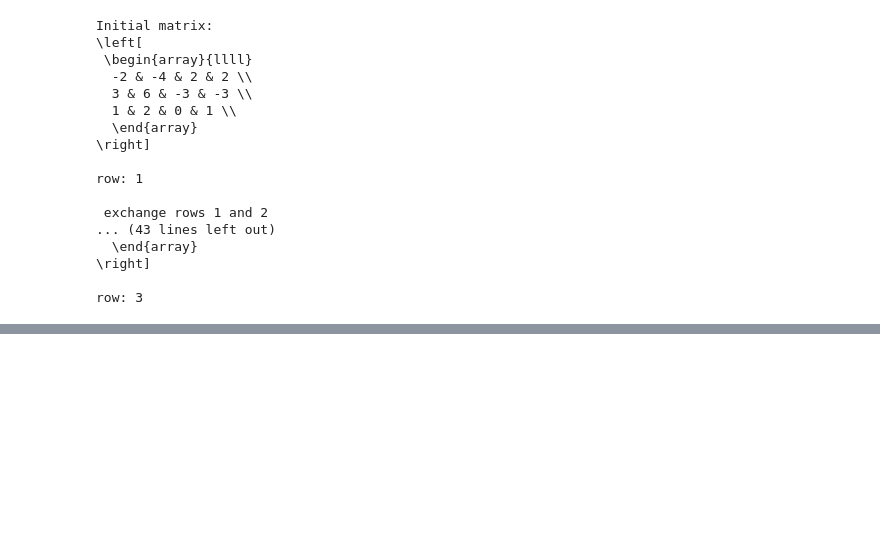
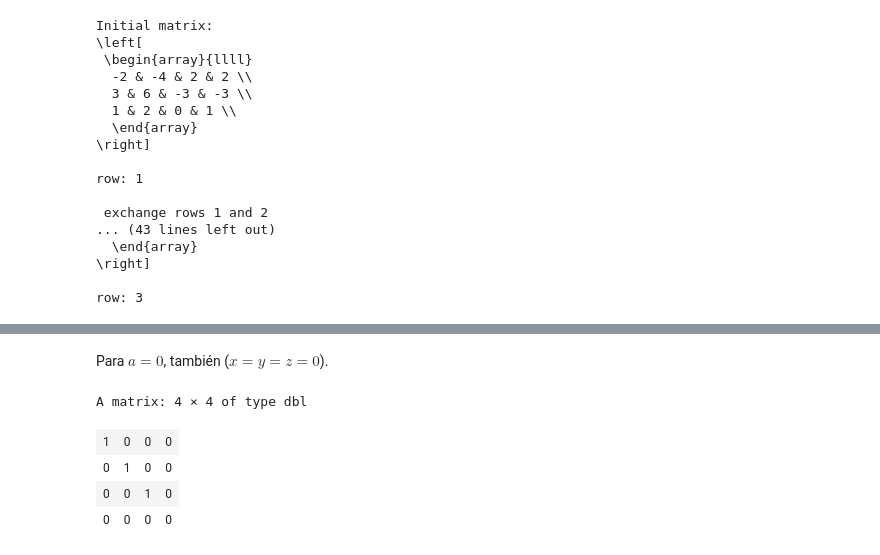
Before and after one commit to pedritomelenas/R-algebra-lineal, a Jupyter notebook: ALME-sistemas-matrices-determinantes.ipynb, the cells around one changed output, grey strips where cells are left out. Cells and saved outputs as stored; diff of their text form; code cells hidden in the pictures; blank space fills up the shorter version.

```diff
--- a/ALME-sistemas-matrices-determinantes.ipynb
+++ b/ALME-sistemas-matrices-determinantes.ipynb
@@ -738,0 +977,10 @@ row: 3
+# %% [markdown]
+Para $a=0$, también ($x=y=z=0$).
+# %%
+rref(eval(as_r(Ab),list(a=0)))
+# %% [output]
+A matrix: 4 × 4 of type dbl
+| 1 | 0 | 0 | 0 |
+| 0 | 1 | 0 | 0 |
+| 0 | 0 | 1 | 0 |
+| 0 | 0 | 0 | 0 |
```
Also changed, not shown: parts of 61 cells of this notebook.
